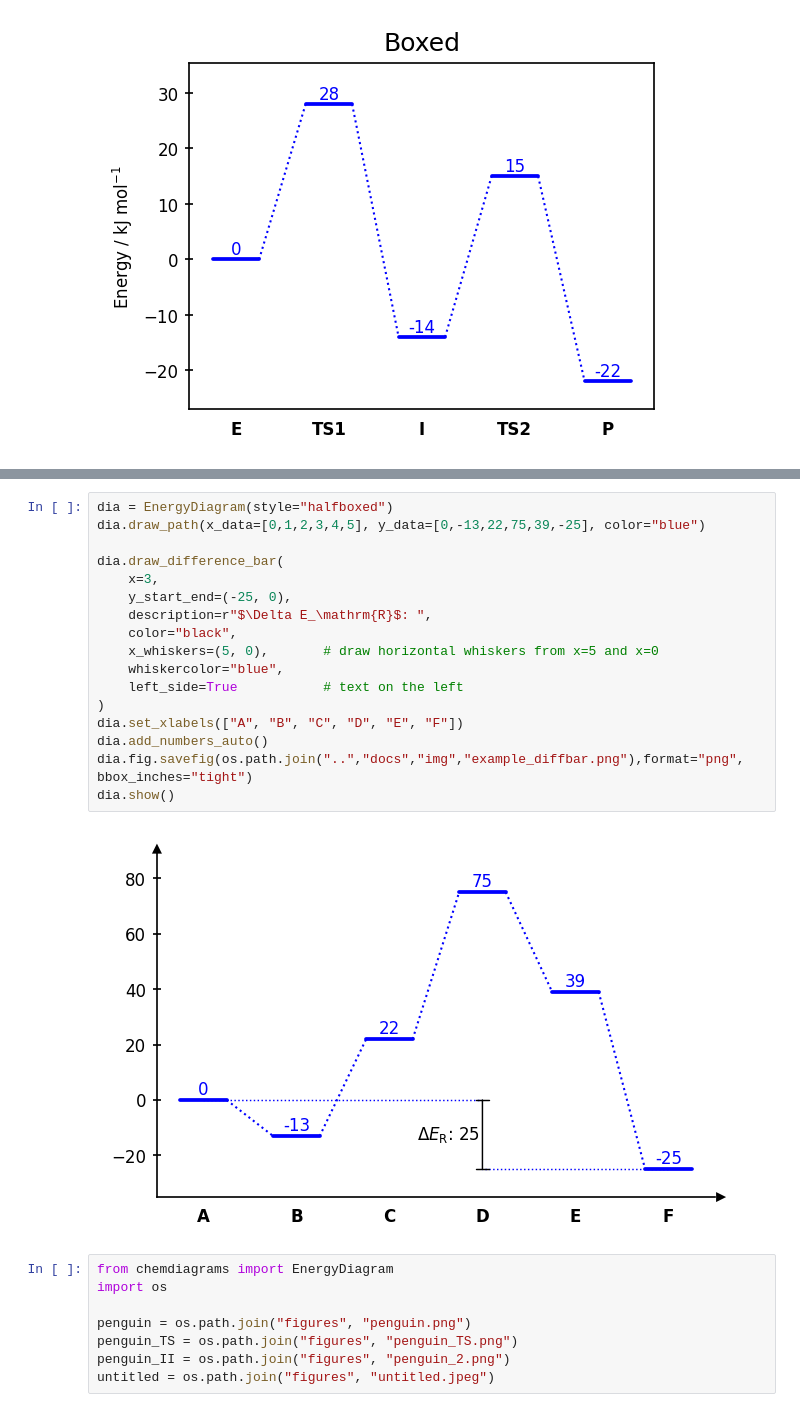
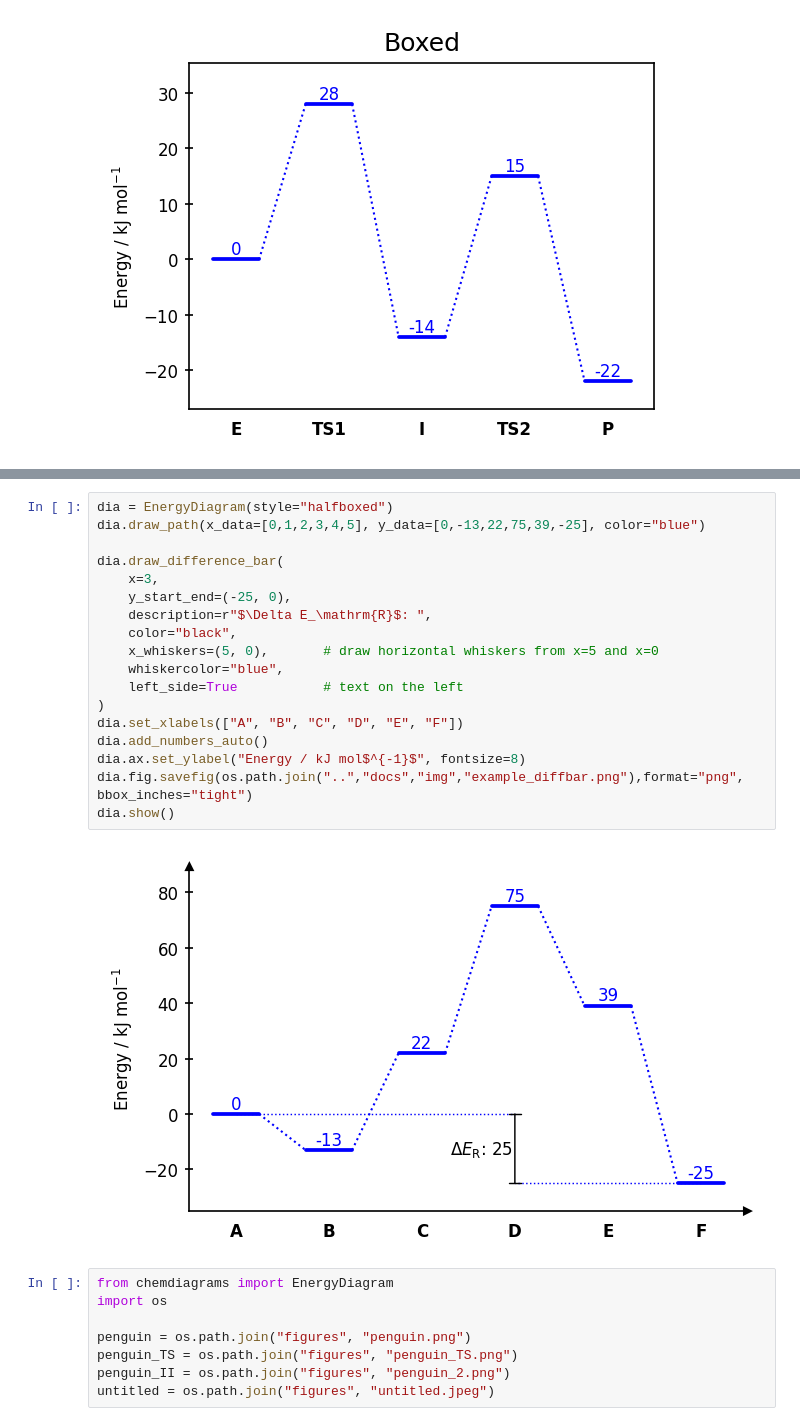
Before and after one commit to Tonner-Zech-Group/chem-diagrams, a Jupyter notebook: examples/test_use.ipynb, the cells around one changed output, grey strips where cells are left out. Saved outputs shown, nothing was run; the diff lists cells and outputs as text.

```diff
--- a/examples/test_use.ipynb
+++ b/examples/test_use.ipynb
@@ -417,22 +431,23 @@ Merged image saved to: ..\docs\img\example_styles.png
 # %%
 dia = EnergyDiagram(style="halfboxed")
 dia.draw_path(x_data=[0,1,2,3,4,5], y_data=[0,-13,22,75,39,-25], color="blue")
 
 dia.draw_difference_bar(
     x=3,
     y_start_end=(-25, 0),
     description=r"$\Delta E_\mathrm{R}$: ",
     color="black",
     x_whiskers=(5, 0),       # draw horizontal whiskers from x=5 and x=0
     whiskercolor="blue",
     left_side=True           # text on the left
 )
 dia.set_xlabels(["A", "B", "C", "D", "E", "F"])
 dia.add_numbers_auto()
+dia.ax.set_ylabel("Energy / kJ mol$^{-1}$", fontsize=8)
 dia.fig.savefig(os.path.join("..","docs","img","example_diffbar.png"),format="png", bbox_inches="tight")
 dia.show()
 # %% [output]
-[figure, old version]
+[figure, new version]
 # %%
 from chemdiagrams import EnergyDiagram
 import os
```
Also changed, not shown: parts of 10 cells of this notebook, 11 other files.
